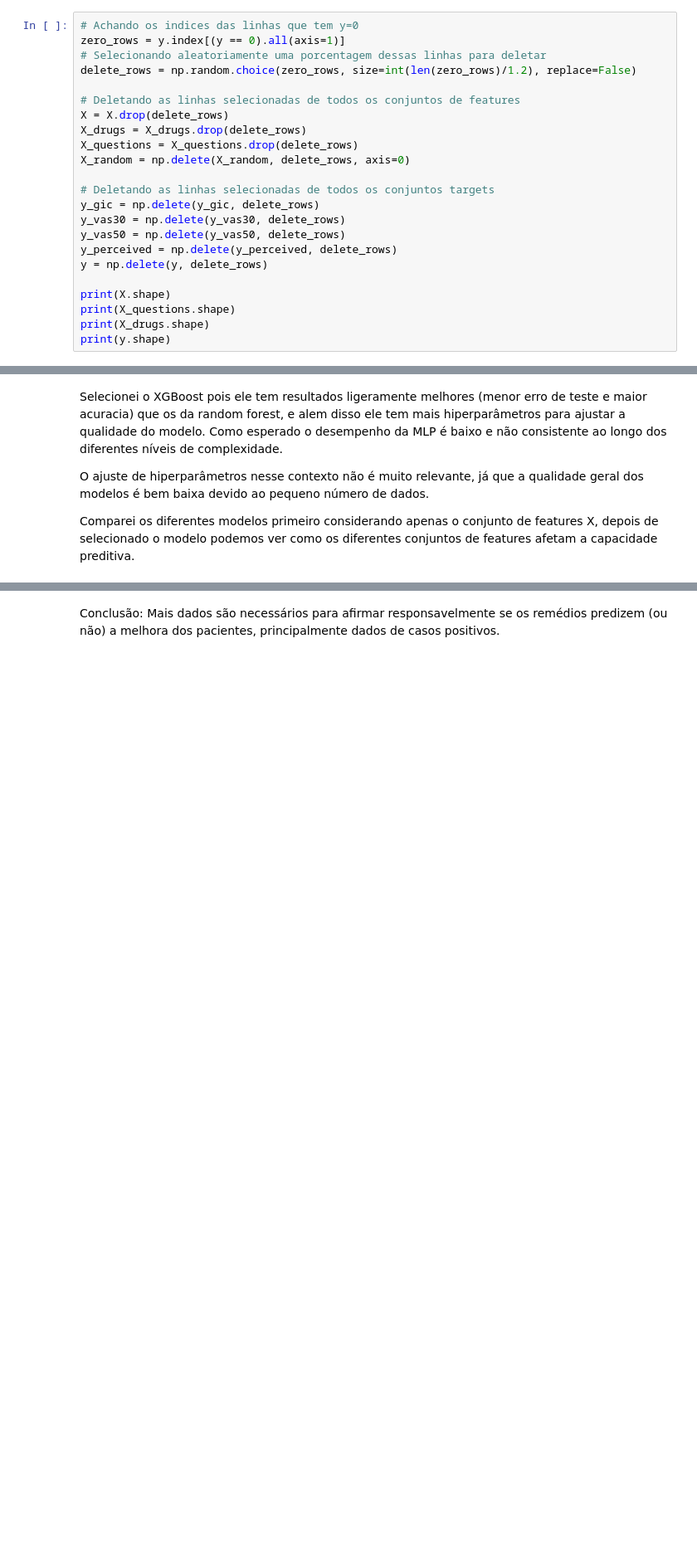
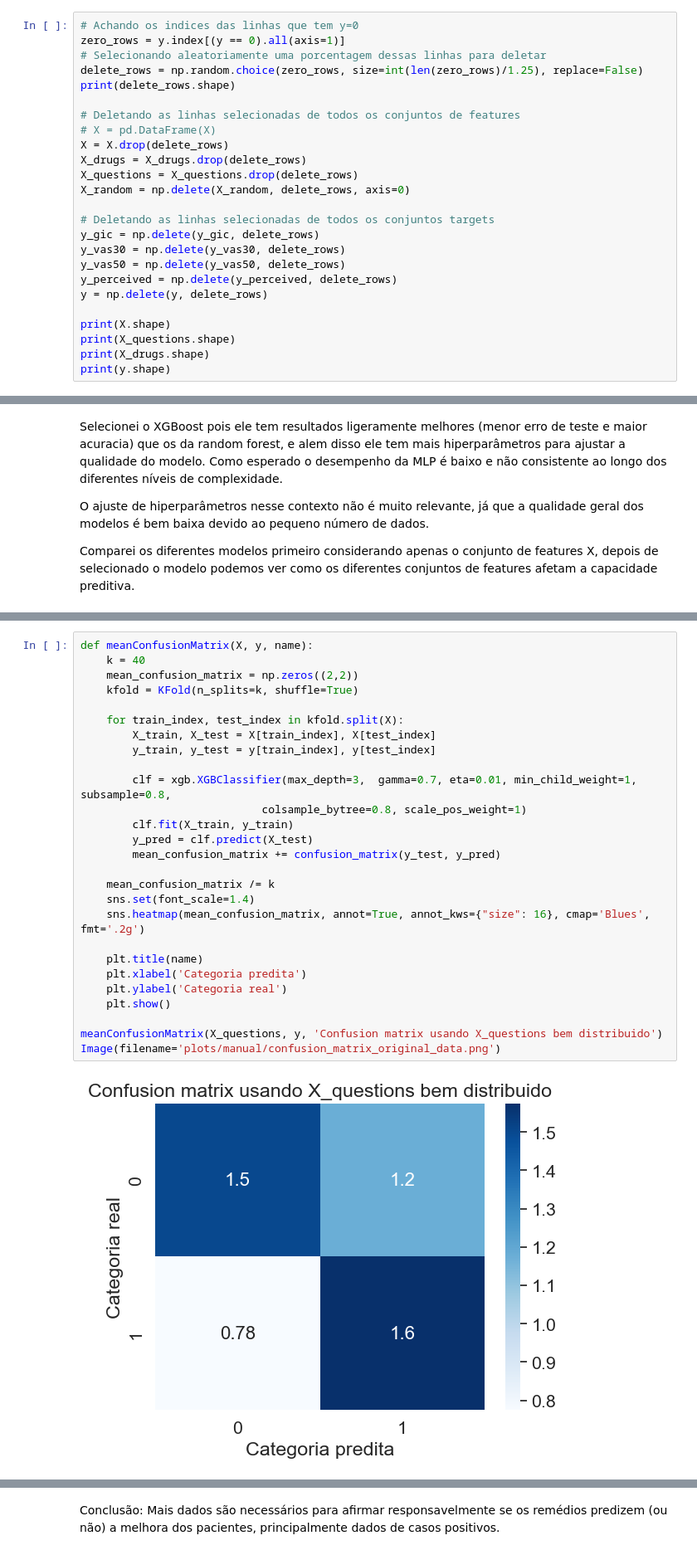
Before and after one commit to VictorHenrique317/ml-projeto-final, a Jupyter notebook: main.ipynb, the cells around one changed output, grey strips where cells are left out. Shown: that part at 83% size. Saved outputs shown, nothing was run; the diff lists cells and outputs as text; blank space fills up the shorter version.

```diff
--- a/main.ipynb
+++ b/main.ipynb
@@ -90,9 +93,11 @@ Essa decisão tem um efeito adverso óbvio, o modelo terá uma menor qualidade d
 # Achando os indices das linhas que tem y=0
 zero_rows = y.index[(y == 0).all(axis=1)]
 # Selecionando aleatoriamente uma porcentagem dessas linhas para deletar
-delete_rows = np.random.choice(zero_rows, size=int(len(zero_rows)/1.2), replace=False)
+delete_rows = np.random.choice(zero_rows, size=int(len(zero_rows)/1.25), replace=False)
+print(delete_rows.shape)
 
 # Deletando as linhas selecionadas de todos os conjuntos de features
+# X = pd.DataFrame(X)
 X = X.drop(delete_rows)
 X_drugs = X_drugs.drop(delete_rows)
 X_questions = X_questions.drop(delete_rows)
@@ -333,0 +344,29 @@ Image(filename='plots/manual/xgboost_features.jpg')
+# %%
+def meanConfusionMatrix(X, y, name):
+    k = 40
+    mean_confusion_matrix = np.zeros((2,2))
+    kfold = KFold(n_splits=k, shuffle=True)
+
+    for train_index, test_index in kfold.split(X):
+        X_train, X_test = X[train_index], X[test_index]
+        y_train, y_test = y[train_index], y[test_index]
+
+        clf = xgb.XGBClassifier(max_depth=3,  gamma=0.7, eta=0.01, min_child_weight=1, subsample=0.8,
+                            colsample_bytree=0.8, scale_pos_weight=1)
+        clf.fit(X_train, y_train)
+        y_pred = clf.predict(X_test)
+        mean_confusion_matrix += confusion_matrix(y_test, y_pred)
+
+    mean_confusion_matrix /= k
+    sns.set(font_scale=1.4)
+    sns.heatmap(mean_confusion_matrix, annot=True, annot_kws={"size": 16}, cmap='Blues', fmt='.2g')
+
+    plt.title(name)
+    plt.xlabel('Categoria predita')
+    plt.ylabel('Categoria real')
+    plt.show()
+
+meanConfusionMatrix(X_questions, y, 'Confusion matrix usando X_questions bem distribuido')
+Image(filename='plots/manual/confusion_matrix_original_data.png')
+# %% [output]
+[figure, added]
```
Also changed, not shown: parts of 11 cells of this notebook, 1 other file.
